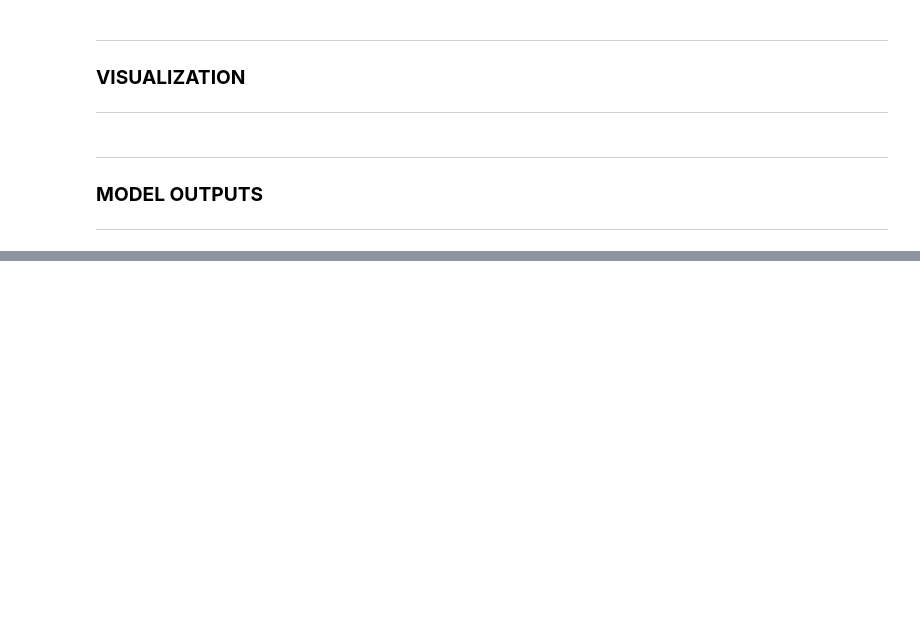
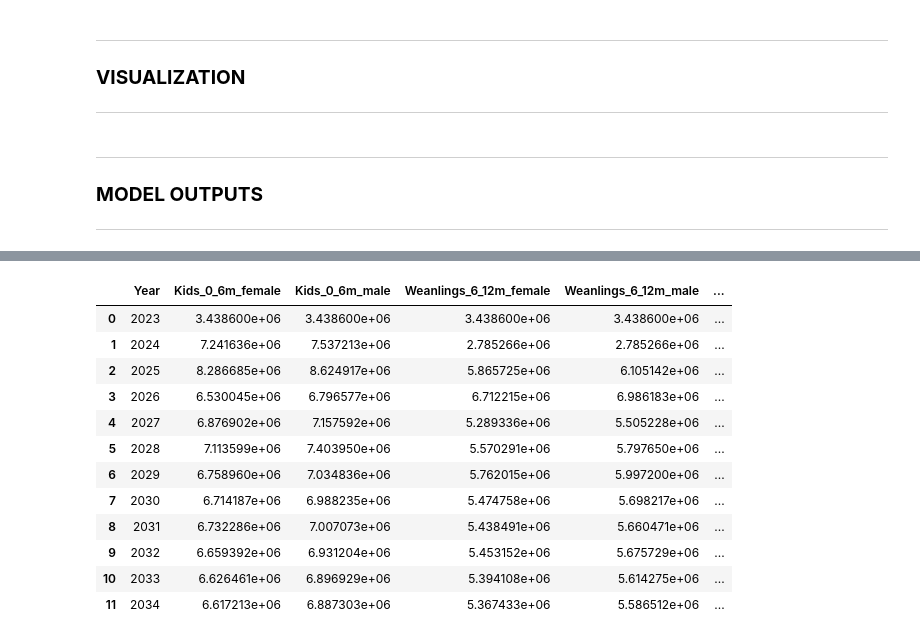
Before and after one commit to ogambamaria/GoatsModel, a Jupyter notebook: goats_model.ipynb, the cells around one changed output, grey strips where cells are left out. Drawn from its saved outputs; the diff is of its cells as text; code cells hidden in the pictures; blank space fills up the shorter version.

```diff
--- a/goats_model.ipynb
+++ b/goats_model.ipynb
@@ -465,28 +359,23 @@ def plot_history_vs_projection(knbs_nat: pd.DataFrame, projections: pd.DataFrame
     plt.title('Total Population: Historical vs Projection')
     plt.xlabel('Year'); plt.ylabel('Population'); plt.grid(True); plt.legend(); plt.tight_layout(); plt.show()
 
+
 def plot_production(projections: pd.DataFrame):
     fig, axes = plt.subplots(1,3, figsize=(15,4))
-    axes[0].plot(projections['Year'], projections['milk_liters'], 'o-')
-    axes[0].set_title('Milk Production'); axes[0].set_xlabel('Year'); axes[0].set_ylabel('Liters'); axes[0].grid(True)
-
-    axes[1].plot(projections['Year'], projections['meat_kg'], 'o-')
-    axes[1].set_title('Meat Production'); axes[1].set_xlabel('Year'); axes[1].set_ylabel('Kg'); axes[1].grid(True)
-
-    axes[2].plot(projections['Year'], projections['feed_kg'], 'o-')
-    axes[2].set_title('Feed Requirements'); axes[2].set_xlabel('Year'); axes[2].set_ylabel('Kg'); axes[2].grid(True)
+    axes[0].plot(projections['Year'], projections['milk_liters'], 'o-'); axes[0].set_title('Milk Production'); axes[0].set_xlabel('Year'); axes[0].set_ylabel('Liters'); axes[0].grid(True)
+    axes[1].plot(projections['Year'], projections['meat_kg'], 'o-'); axes[1].set_title('Meat Production'); axes[1].set_xlabel('Year'); axes[1].set_ylabel('Kg'); axes[1].grid(True)
+    axes[2].plot(projections['Year'], projections['feed_kg'], 'o-'); axes[2].set_title('Feed Requirements'); axes[2].set_xlabel('Year'); axes[2].set_ylabel('Kg'); axes[2].grid(True)
     plt.tight_layout(); plt.show()
 
+
 def plot_age_classes(projections: pd.DataFrame):
-    fig, axes = plt.subplots(2,3, figsize=(18,8))
-    axes = axes.flatten()
+    fig, axes = plt.subplots(1, len(MODEL_CLASSES), figsize=(6*len(MODEL_CLASSES),4))
+    if len(MODEL_CLASSES) == 1:
+        axes = [axes]
     for i, cls in enumerate(MODEL_CLASSES):
         ax = axes[i]
         ax.plot(projections['Year'], projections[f'{cls}_female'], label='Female')
         ax.plot(projections['Year'], projections[f'{cls}_male'], label='Male')
         ax.set_title(cls.replace('_',' ').replace('Kids','Kids'))
         ax.set_xlabel('Year'); ax.set_ylabel('Population'); ax.grid(True); ax.legend()
-    # hide last empty subplot if any
-    if len(MODEL_CLASSES) < len(axes):
-        axes[-1].axis('off')
     plt.tight_layout(); plt.show()
@@ -713,0 +590,16 @@ export_to_excel_final(knbs_nat, projections, kiam_model, structured_2023, params
+# %%
+projections
+# %% [output]
+|  | Year | Kids_0_6m_female | Kids_0_6m_male | Weanlings_6_12m_female | Weanlings_6_12m_male | ... |
+| 0 | 2023 | 3.438600e+06 | 3.438600e+06 | 3.438600e+06 | 3.438600e+06 | ... |
+| 1 | 2024 | 7.241636e+06 | 7.537213e+06 | 2.785266e+06 | 2.785266e+06 | ... |
+| 2 | 2025 | 8.286685e+06 | 8.624917e+06 | 5.865725e+06 | 6.105142e+06 | ... |
+| 3 | 2026 | 6.530045e+06 | 6.796577e+06 | 6.712215e+06 | 6.986183e+06 | ... |
+| 4 | 2027 | 6.876902e+06 | 7.157592e+06 | 5.289336e+06 | 5.505228e+06 | ... |
+| 5 | 2028 | 7.113599e+06 | 7.403950e+06 | 5.570291e+06 | 5.797650e+06 | ... |
+| 6 | 2029 | 6.758960e+06 | 7.034836e+06 | 5.762015e+06 | 5.997200e+06 | ... |
+| 7 | 2030 | 6.714187e+06 | 6.988235e+06 | 5.474758e+06 | 5.698217e+06 | ... |
+| 8 | 2031 | 6.732286e+06 | 7.007073e+06 | 5.438491e+06 | 5.660471e+06 | ... |
+| 9 | 2032 | 6.659392e+06 | 6.931204e+06 | 5.453152e+06 | 5.675729e+06 | ... |
+| 10 | 2033 | 6.626461e+06 | 6.896929e+06 | 5.394108e+06 | 5.614275e+06 | ... |
+| 11 | 2034 | 6.617213e+06 | 6.887303e+06 | 5.367433e+06 | 5.586512e+06 | ... |
```
Also changed, not shown: parts of 19 cells of this notebook, 32 other files.
